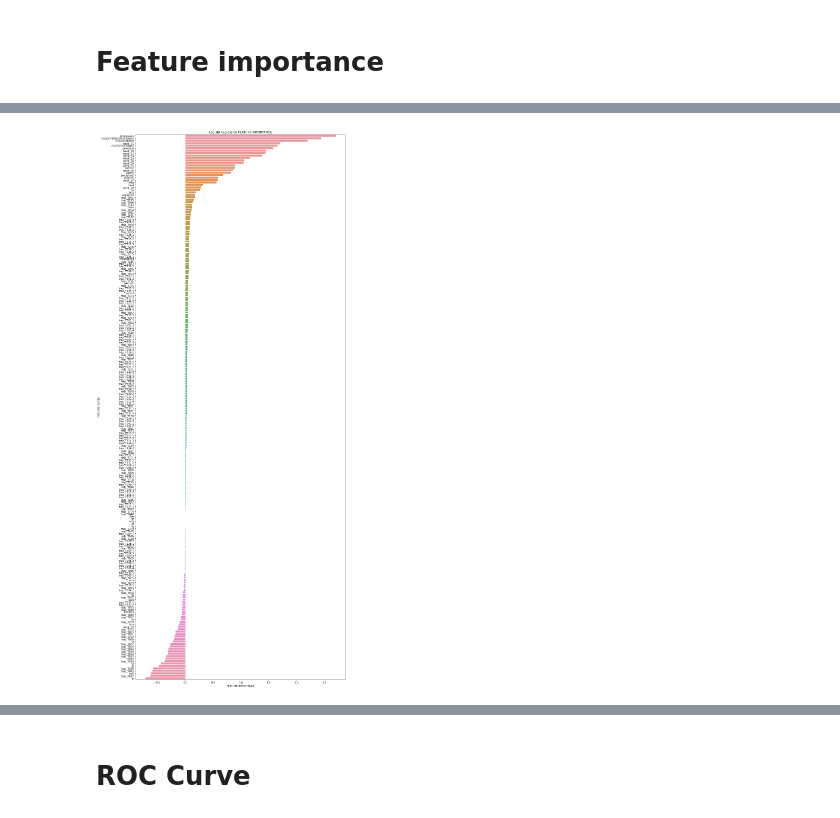
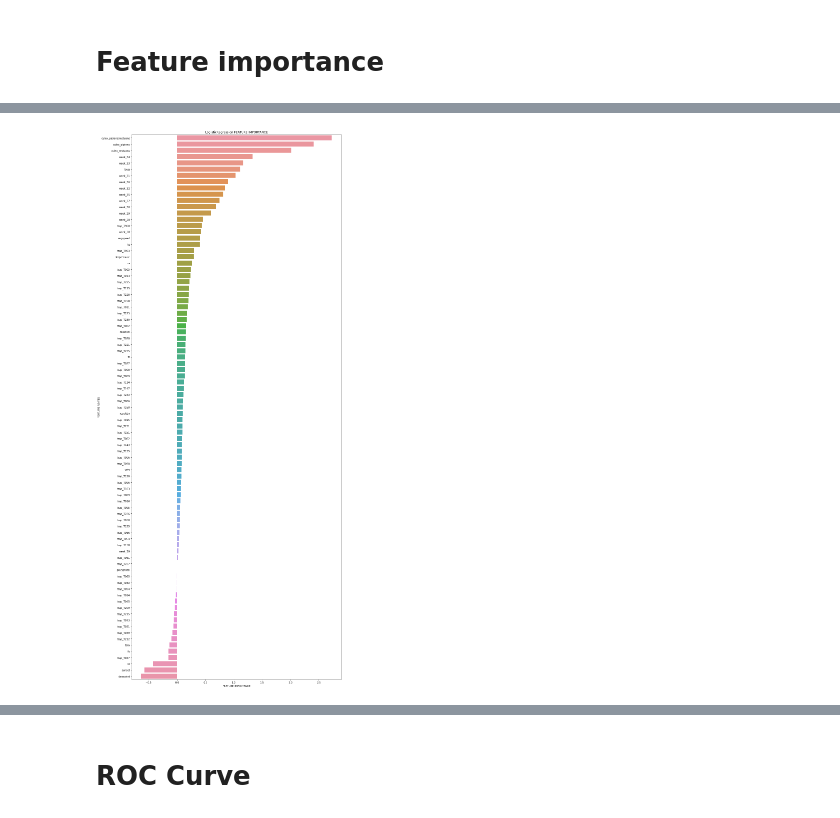
Before and after one commit to msamhz/GA-Project_4, a Jupyter notebook: code/3_Classification Modelling_lag21y.ipynb, the cells around one changed output, grey strips where cells are left out. Saved outputs shown, nothing was run; the diff lists cells and outputs as text; code cells hidden in the pictures.

```diff
--- a/code/3_Classification Modelling_lag21y.ipynb
+++ b/code/3_Classification Modelling_lag21y.ipynb
@@ -75,7 +75,7 @@ pd.set_option('display.max_columns', 50)  # or 1000
 # %% [markdown]
 # Exploratory Data Analysis
 # %%
-lag_train = pd.read_csv('../data/lag3_g3.csv')
+lag_train = pd.read_csv('../data/lag21_g2.csv')
 # %%
 lag_train
 # %% [output]
@@ -201,5 +212,5 @@ Index(['wnvpresent', 'tmax', 'tmin', 'tavg', 'dewpoint', 'wetbulb', 'heat',
 # %%
-X = lag_train.drop(columns = ['wnvpresent','codesum'])
+X = lag_train.drop(columns = ['wnvpresent'])
 y = lag_train['wnvpresent']
 # %%
 # X = merged_train[[col for col in merged_train.columns if (merged_train[col].dtypes !='O') & (col not in ['date','block','addressaccuracy','nummosquitos','wnvcount','wnvpresent', 'station','species_CULEX SALINARIUS',
@@ -295,7 +306,7 @@ pipe_logreg.get_params()
 # Establishing ranges of hyperparameters C and l1_ratio for GridSearchCV, and class_weight.
 
 pipe_logreg_params = {
-    'logisticregression__C': [2.77],
+    'logisticregression__C': np.linspace(0,5,10),
     'logisticregression__l1_ratio': [1],
     }
 # %%
@@ -840,7 +817,7 @@ KeyboardInterrupt:
 # %%
-plot_feature_importance(gs_logreg.best_estimator_[1].coef_.reshape(222,),X.columns,'LogisticRegression')
+plot_feature_importance(gs_logreg.best_estimator_[1].coef_.reshape(87,),X.columns,'LogisticRegression')
 # %% [output]
-[figure, old version]
+[figure, new version]
 # %%
 plot_feature_importance(rfs_hyperparam_bal.feature_importances_,X.columns,'RandomForestClassifier')
 # %% [output]
```
Also changed, not shown: parts of 34 cells of this notebook.
